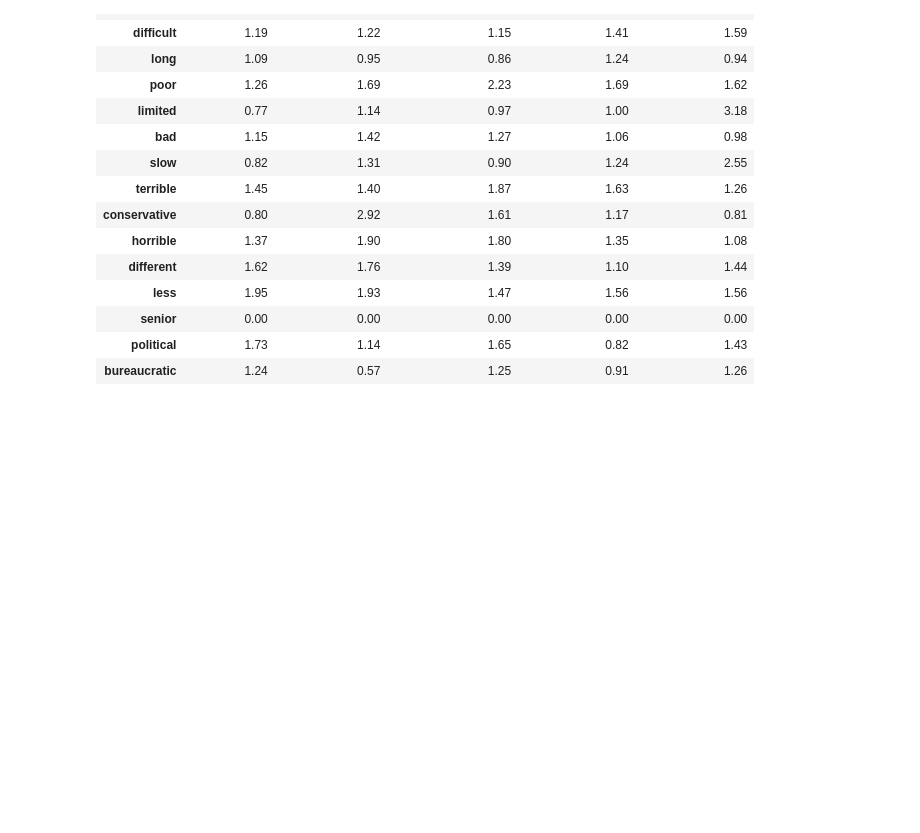
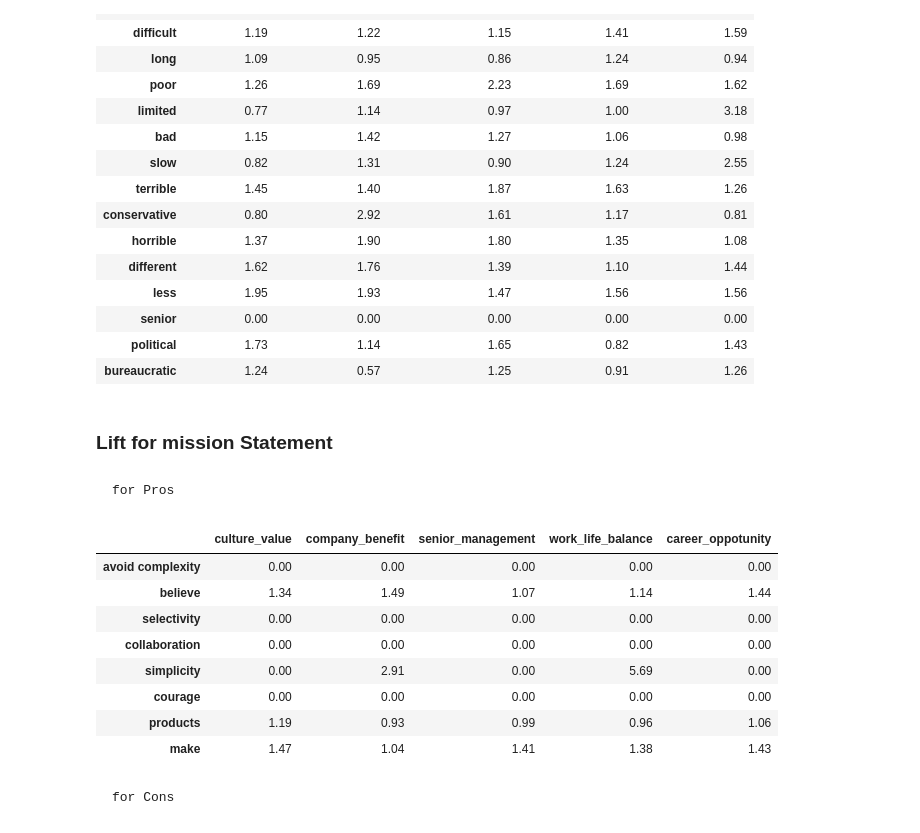
Before and after one commit to abhinaya08/text_analytics, a Jupyter notebook: Project/Apple_Lift.ipynb, the cells around one changed output. Cells and saved outputs as stored; diff of their text form; code cells hidden in the pictures; blank space fills up the shorter version.

```diff
--- a/Project/Apple_Lift.ipynb
+++ b/Project/Apple_Lift.ipynb
@@ -220,3 +220,26 @@ pd.DataFrame(reshape(formatted_lift_score,(len(cons_attribute),len(cons_list))),
 | senior | 0.00 | 0.00 | 0.00 | 0.00 | 0.00 |
 | political | 1.73 | 1.14 | 1.65 | 0.82 | 1.43 |
 | bureaucratic | 1.24 | 0.57 | 1.25 | 0.91 | 1.26 |
+# %% [markdown]
+### Lift for mission Statement
+# %% [markdown]
+    for Pros
+# %%
+apple_values = ['avoid complexity', 'believe', 'selectivity', 'collaboration', 'simplicity', 'courage','products','make']
+# %%
+mission_lift = [get_lift(x,y,apple_data.pros_replace) for x in apple_values for y in pros_list]
+formatted_lift_score = [ round(elem,2) for elem in mission_lift ]
+# %%
+pd.DataFrame(reshape(formatted_lift_score,(len(apple_values),len(pros_list))),index =apple_values , columns = pros_list )
+# %% [output]
+|  | culture_value | company_benefit | senior_management | work_life_balance | career_oppotunity |
+| avoid complexity | 0.00 | 0.00 | 0.00 | 0.00 | 0.00 |
+| believe | 1.34 | 1.49 | 1.07 | 1.14 | 1.44 |
+| selectivity | 0.00 | 0.00 | 0.00 | 0.00 | 0.00 |
+| collaboration | 0.00 | 0.00 | 0.00 | 0.00 | 0.00 |
+| simplicity | 0.00 | 2.91 | 0.00 | 5.69 | 0.00 |
+| courage | 0.00 | 0.00 | 0.00 | 0.00 | 0.00 |
+| products | 1.19 | 0.93 | 0.99 | 0.96 | 1.06 |
+| make | 1.47 | 1.04 | 1.41 | 1.38 | 1.43 |
+# %% [markdown]
+    for Cons
```
Also changed, not shown: parts of 2 cells of this notebook.
